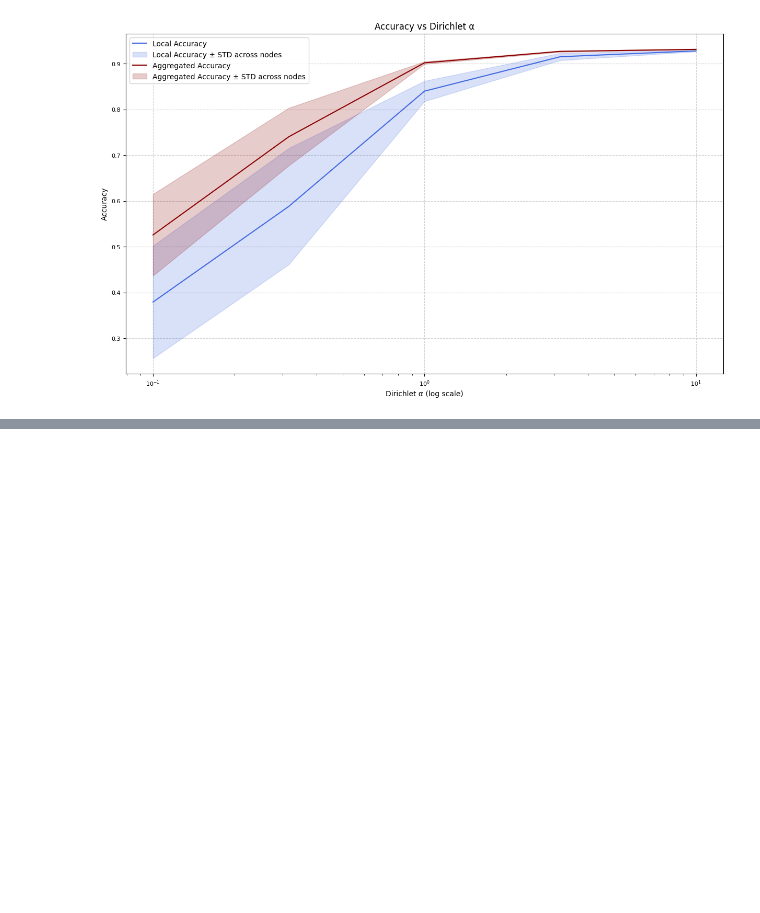
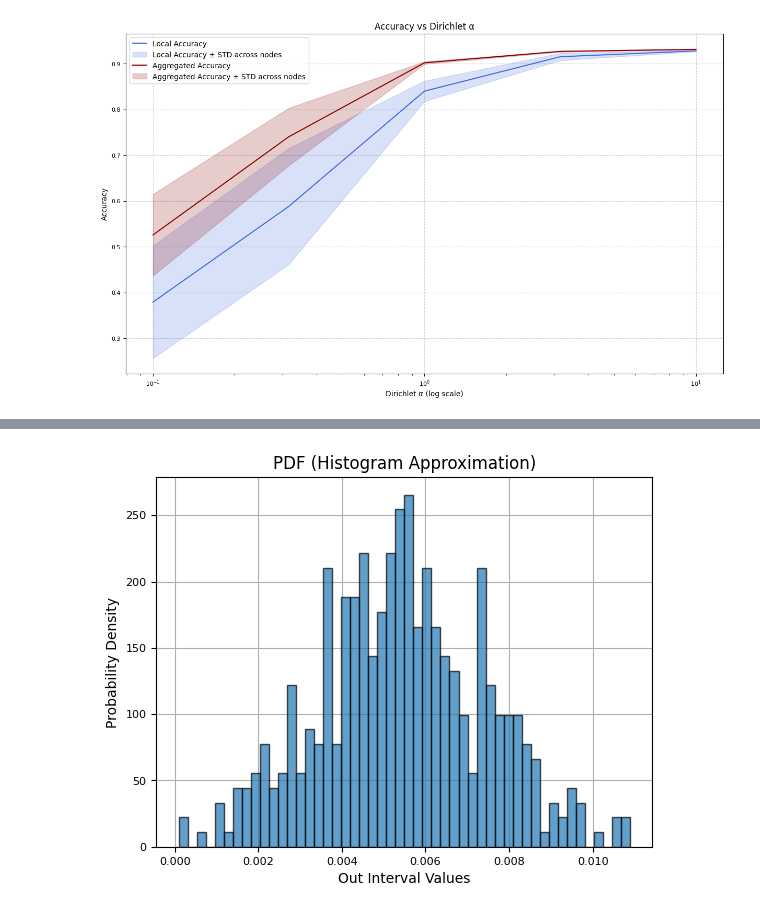
Before and after one commit to Altishofer/DFL_PeerBasedMixing, a Jupyter notebook: experiments/evaluation-plots.ipynb, the cells around one changed output, grey strips where cells are left out. Cells and saved outputs as stored; diff of their text form; code cells hidden in the pictures; blank space fills up the shorter version.

```diff
--- a/experiments/evaluation-plots.ipynb
+++ b/experiments/evaluation-plots.ipynb
@@ -403,3 +403,26 @@ plt.show()
 [0.3794  0.58828 0.84016 0.91538 0.92814]
 [0.52604 0.74044 0.90208 0.92706 0.93148]
 [figure]
+# %%
+file = get_filenames_in_folder(join(metrics_path, "interval_dist"))[-1]
+dist_df = read_file(file)
+
+dist_df['timestamp'] = pd.to_datetime(dist_df['timestamp'], format='ISO8601')
+
+start_row = dist_df[(dist_df["field"] == "out_interval") & (dist_df["value"] == 0.0)]["timestamp"].idxmax()
+start = dist_df.loc[start_row, "timestamp"]
+dist_df_started = dist_df[dist_df["timestamp"] > start]
+
+print(start)
+
+y_axis = dist_df_started[dist_df_started["field"] == "out_interval"]["value"]
+
+y = y_axis.values  # ensure it's a NumPy array
+
+plt.hist(y_axis, bins=50, density=True, alpha=0.7, edgecolor='black')
+plt.xlabel("Out Interval Values")
+plt.ylabel("Probability Density")
+plt.title("PDF (Histogram Approximation)")
+plt.grid(True)
+plt.show()
+# %% [output]
@@ -405,0 +430 @@ plt.show()
+[figure, added]
```
Also changed, not shown: parts of 2 cells of this notebook, 5 other files.
